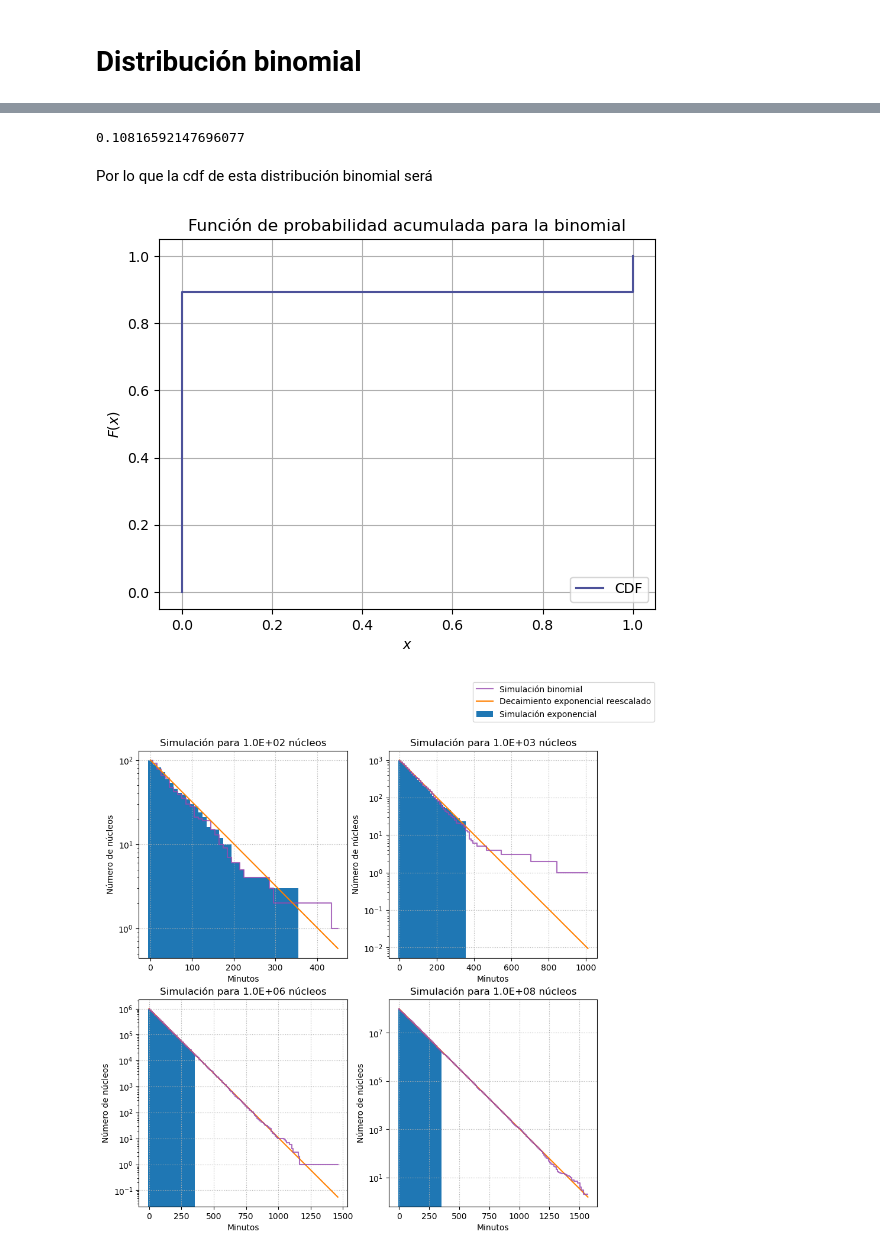
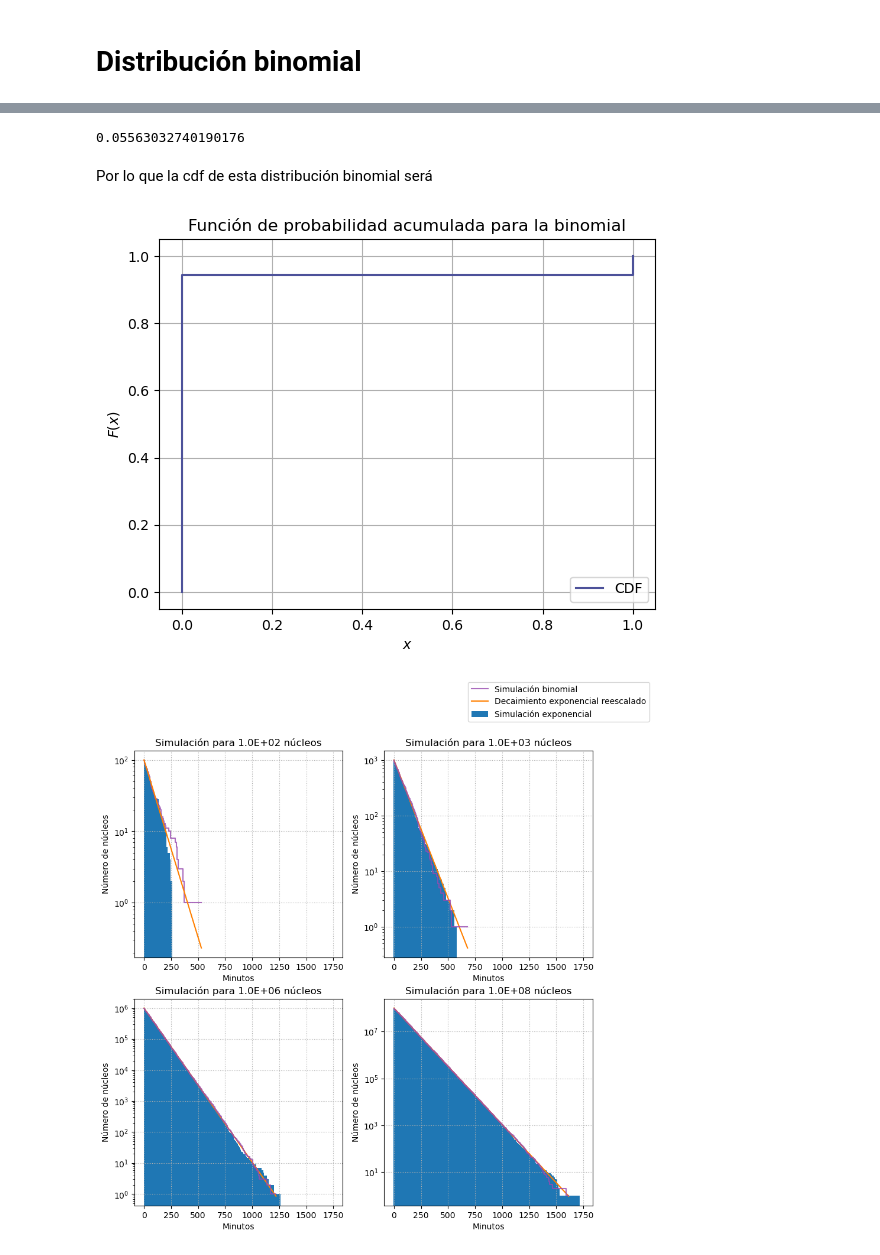
Before and after one commit to juan3ltran/Instrumentacion_Nuclear, a Jupyter notebook: simulacion2/simulacion2.ipynb, the cells around one changed output, grey strips where cells are left out. Saved outputs shown, nothing was run; the diff lists cells and outputs as text; code cells hidden in the pictures.

Commit message:
correccion simulación 2

```diff
--- a/simulacion2/simulacion2.ipynb
+++ b/simulacion2/simulacion2.ipynb
@@ -19,11 +19,11 @@ La probabilidad de decaer de un núcleo por minuto es de 0.011, por lo que vamos
 # %%
-t=np.arange(0,4*tau+1,10)
+t=np.arange(0,20*tau+1,5)
 tmed=((t+np.roll(t, shift=1))/2)[1:]
 
 def P(t):
     return gamma*np.exp(-gamma*t)
 
-pdf=np.array([integrate.quad(P,i,i+10)[0] for i in t[:-1]]) #integramos en el dt para obtener la pdf en el tiempo
+pdf=np.array([integrate.quad(P,i,i+5)[0] for i in t[:-1]]) #integramos en el dt para obtener la pdf en el tiempo
 
 cdf=np.cumsum(pdf)
 cdf=np.insert(cdf, 0, 0)#encontramos la cdf
@@ -114,7 +114,7 @@ El valor exacto de p es:
 # %%
 pdf[0]
 # %% [output]
-0.10816592147696077
+0.05563032740190176
 # %% [markdown]
 Por lo que la cdf de esta distribución binomial será
 # %%
@@ -129,7 +129,7 @@ plt.grid()
 plt.legend(loc=4)
 plt.show()
 # %% [output]
-[figure, old version]
+[figure, new version]
 # %%
 @njit
 def simul2(N):
@@ -145,7 +145,7 @@ def simul2(N):
             if r < pdf[0]:
                 dec+=1
         tiempos.append(ti)
-        ti+=10
+        ti+=5
         numero_nucleos-=dec
         dec=0
     return np.array([tiempos,N_t])
@@ -167,7 +167,7 @@ for i in s:
 fig , ax = plt.subplots(2,2,figsize=(10,10))  #Graficacion
 
 
-ax[0,0].bar(s_1[0],s_1[1],width=10,label=("Simulación exponencial"))
+ax[0,0].bar(s_1[0],s_1[1],width=5,label=("Simulación exponencial"))
 ax[0,0].plot(s2[0][0],s2[0][1],color="#984AB0",label=("Simulación binomial"),alpha=0.8,ds="steps-mid")
 ax[0,0].plot(s2[0][0],np.exp(-gamma*s2[0][0])*N[0], color="#ff8000", label=("Decaimiento exponencial reescalado"))
 ax[0,0].set_title(f"Simulación para {N[0]:.1E} núcleos")
@@ -177,34 +177,34 @@ ax[0,0].set_yscale("log")
 ax[0,0].grid(linestyle=':')
 
 
-ax[0,1].bar(s_1[2],s_1[3],width=10)
+ax[0,1].bar(s_1[2],s_1[3],width=5)
 ax[0,1].plot(s2[1][0],np.exp(-gamma*s2[1][0])*N[1], color="#ff8000")
 ax[0,1].plot(s2[1][0],s2[1][1],color="#984AB0",alpha=0.8,ds="steps-mid")
 ax[0,1].set_title(f"Simulación para {N[1]:.1E} núcleos")
 ax[0,1].set_ylabel("Número de núcleos")
 ax[0,1].set_xlabel("Minutos")
 ax[0,1].set_yscale("log")
 ax[0,1].grid(linestyle=':')
 
-ax[1,0].bar(s_1[4],s_1[5],width=10)
+ax[1,0].bar(s_1[4],s_1[5],width=5)
 ax[1,0].plot(s2[2][0],np.exp(-gamma*s2[2][0])*N[2], color="#ff8000")
 ax[1,0].plot(s2[2][0],s2[2][1],color="#984AB0",alpha=0.8,ds="steps-mid")
 ax[1,0].set_title(f"Simulación para {N[2]:.1E} núcleos")
 ax[1,0].set_ylabel("Número de núcleos")
 ax[1,0].set_xlabel("Minutos")
 ax[1,0].set_yscale("log")
 ax[1,0].grid(linestyle=':')
 
-ax[1,1].bar(s_1[6],s_1[7],width=10)
+ax[1,1].bar(s_1[6],s_1[7],width=5)
 ax[1,1].plot(s2[3][0],np.exp(-gamma*s2[3][0])*N[3], color="#ff8000")
 ax[1,1].plot(s2[3][0],s2[3][1],color="#984AB0",alpha=0.8,ds="steps-mid")
 ax[1,1].set_title(f"Simulación para {N[3]:.1E} núcleos")
 ax[1,1].set_ylabel("Número de núcleos")
 ax[1,1].set_xlabel("Minutos")
 ax[1,1].set_yscale("log")
 ax[1,1].grid(linestyle=':')
 
 fig.legend()
 plt.show()
 # %% [output]
-[figure, old version]
+[figure, new version]
```
Also changed, not shown: parts of 5 cells of this notebook.
